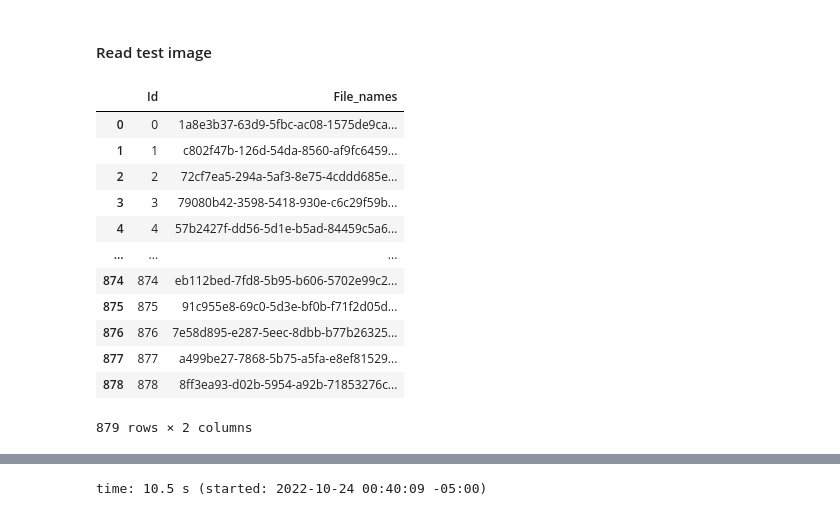
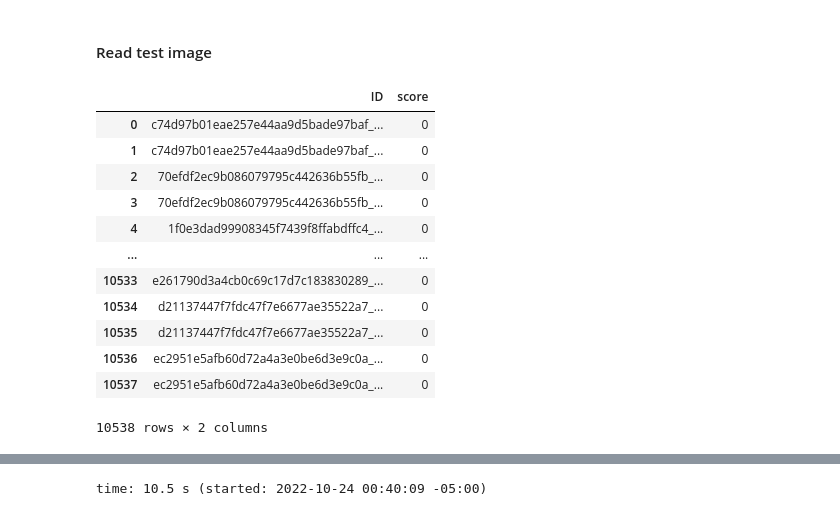
Before and after one commit to win7/GC_DiabeticRetinopathies, a Jupyter notebook: Go_transfer_learning_template.ipynb, the cells around one changed output, grey strips where cells are left out. Drawn from its saved outputs; the diff is of its cells as text; code cells hidden in the pictures.

```diff
--- a/Go_transfer_learning_template.ipynb
+++ b/Go_transfer_learning_template.ipynb
@@ -920,19 +883,19 @@ time: 381 ms (started: 2022-10-24 18:24:53 -05:00)
 # %% [markdown]
 #### Read test image
 # %%
-df_test = pd.read_csv("source/test_x.csv")
+df_test = pd.read_csv("source/sample.csv")
 df_test
 # %% [output]
-|  | Id | File_names |
-| 0 | 0 | 1a8e3b37-63d9-5fbc-ac08-1575de9ca... |
-| 1 | 1 | c802f47b-126d-54da-8560-af9fc6459... |
-| 2 | 2 | 72cf7ea5-294a-5af3-8e75-4cddd685e... |
-| 3 | 3 | 79080b42-3598-5418-930e-c6c29f59b... |
-| 4 | 4 | 57b2427f-dd56-5d1e-b5ad-84459c5a6... |
+|  | ID | score |
+| 0 | c74d97b01eae257e44aa9d5bade97baf_... | 0 |
+| 1 | c74d97b01eae257e44aa9d5bade97baf_... | 0 |
+| 2 | 70efdf2ec9b086079795c442636b55fb_... | 0 |
+| 3 | 70efdf2ec9b086079795c442636b55fb_... | 0 |
+| 4 | 1f0e3dad99908345f7439f8ffabdffc4_... | 0 |
 | ... | ... | ... |
-| 874 | 874 | eb112bed-7fd8-5b95-b606-5702e99c2... |
-| 875 | 875 | 91c955e8-69c0-5d3e-bf0b-f71f2d05d... |
-| 876 | 876 | 7e58d895-e287-5eec-8dbb-b77b26325... |
-| 877 | 877 | a499be27-7868-5b75-a5fa-e8ef81529... |
-| 878 | 878 | 8ff3ea93-d02b-5954-a92b-71853276c... |
+| 10533 | e261790d3a4cb0c69c17d7c183830289_... | 0 |
+| 10534 | d21137447f7fdc47f7e6677ae35522a7_... | 0 |
+| 10535 | d21137447f7fdc47f7e6677ae35522a7_... | 0 |
+| 10536 | ec2951e5afb60d72a4a3e0be6d3e9c0a_... | 0 |
+| 10537 | ec2951e5afb60d72a4a3e0be6d3e9c0a_... | 0 |
-879 rows × 2 columns
+10538 rows × 2 columns
```
Also changed, not shown: parts of 24 cells of this notebook.
